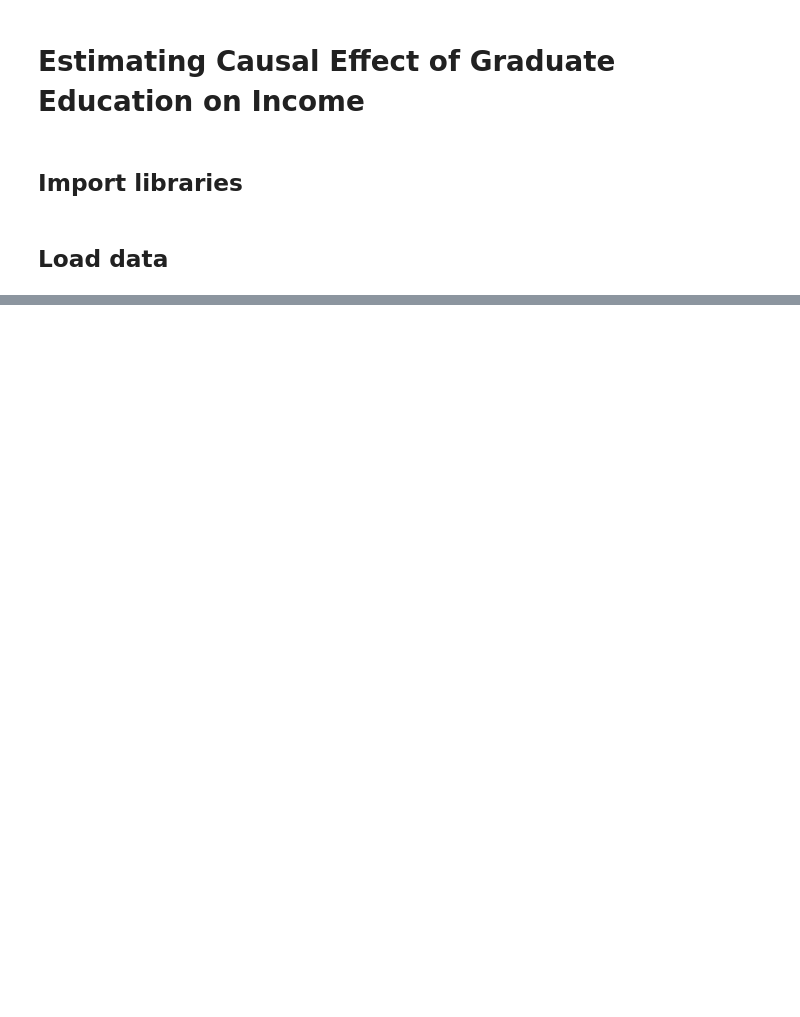
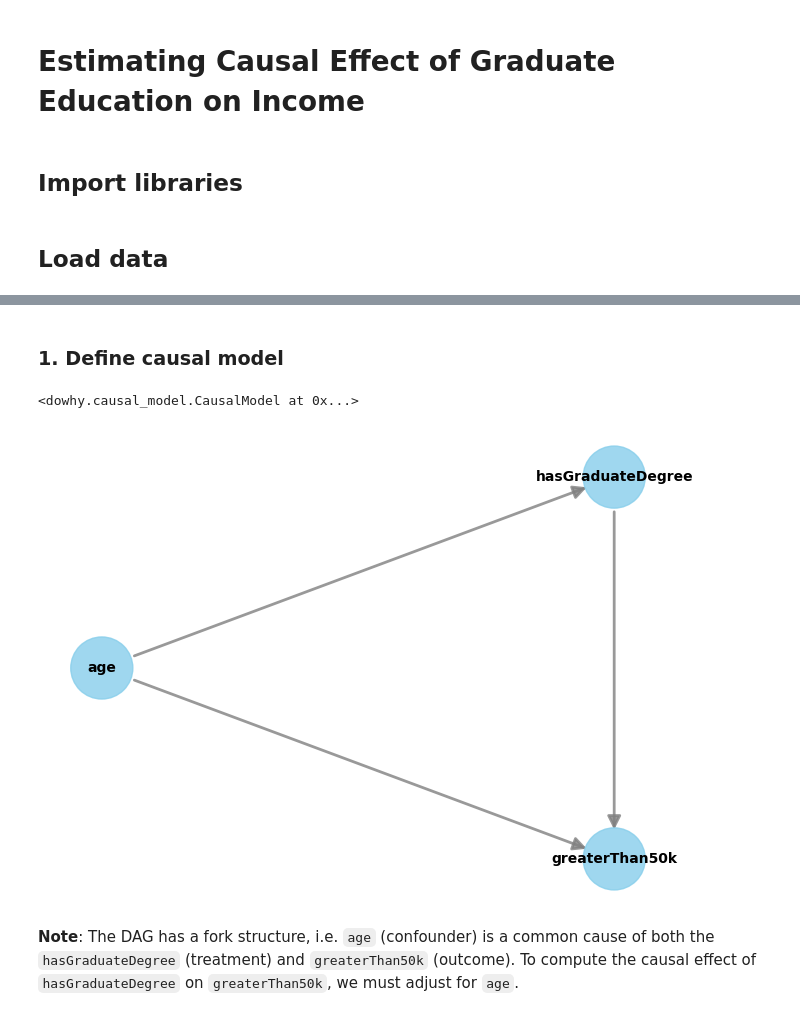
Before and after one commit to chunyagi/causality-learning, a Jupyter notebook: causality_inference_example.ipynb, the cells around one changed output, grey strips where cells are left out. Cells and saved outputs as stored; diff of their text form; code cells hidden in the pictures; blank space fills up the shorter version.

```diff
--- a/causality_inference_example.ipynb
+++ b/causality_inference_example.ipynb
@@ -42,0 +53,19 @@ Pandas version: 2.2.3
+# %% [markdown]
+### 1. Define causal model
+# %%
+model = CausalModel(
+    data=df,
+    treatment="hasGraduateDegree",
+    outcome="greaterThan50k",
+    common_causes="age"
+)
+model
+# %% [output]
+<dowhy.causal_model.CausalModel at 0x...>
+# %%
+# View the model
+model.view_model()
+# %% [output]
+[figure, added]
+# %% [markdown]
+**Note**: The DAG has a fork structure, i.e. `age` (confounder) is a common cause of both the `hasGraduateDegree` (treatment) and `greaterThan50k` (outcome). To compute the causal effect of `hasGraduateDegree` on `greaterThan50k`, we must adjust for `age`.
```
Also changed, not shown: parts of 11 cells of this notebook, 5 other files.
